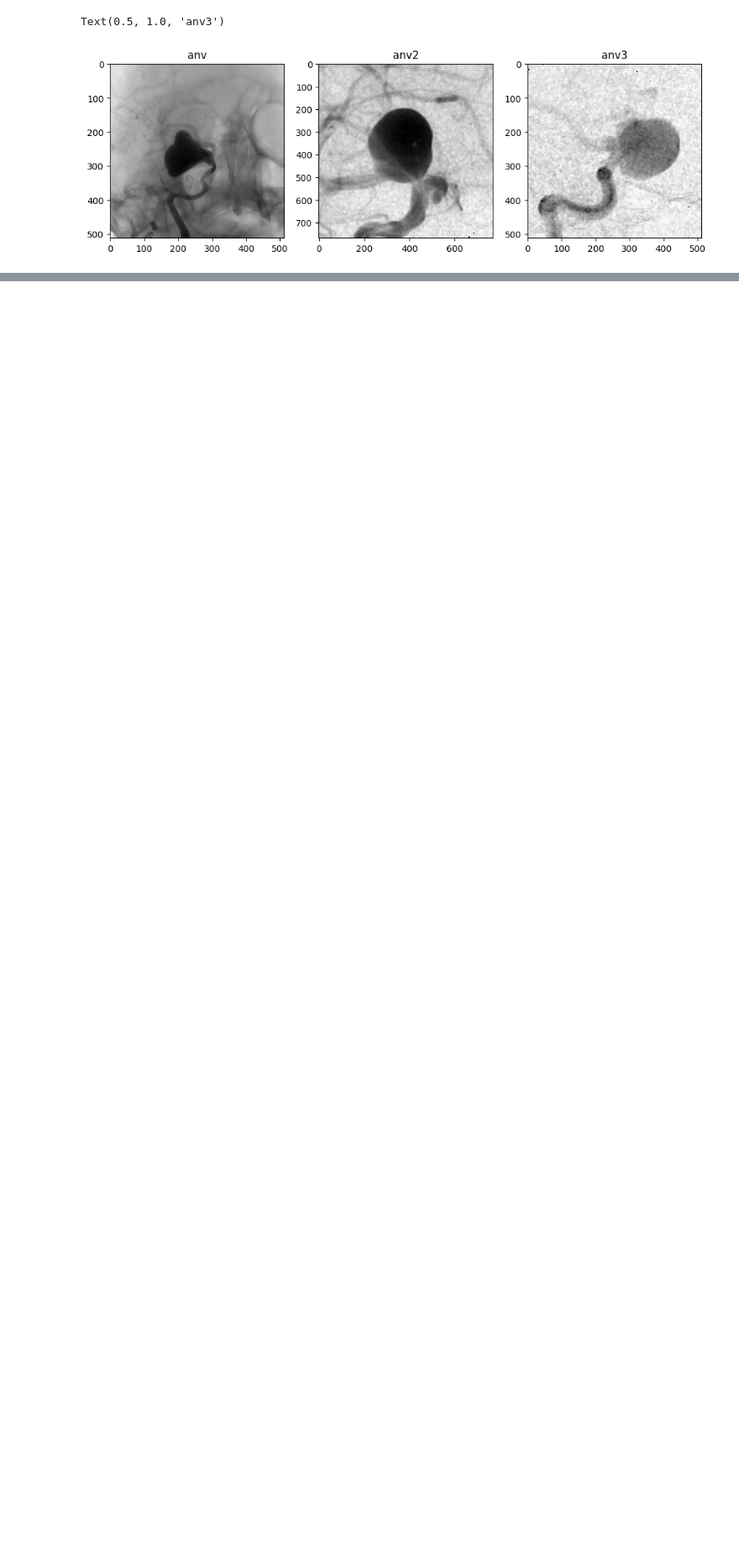
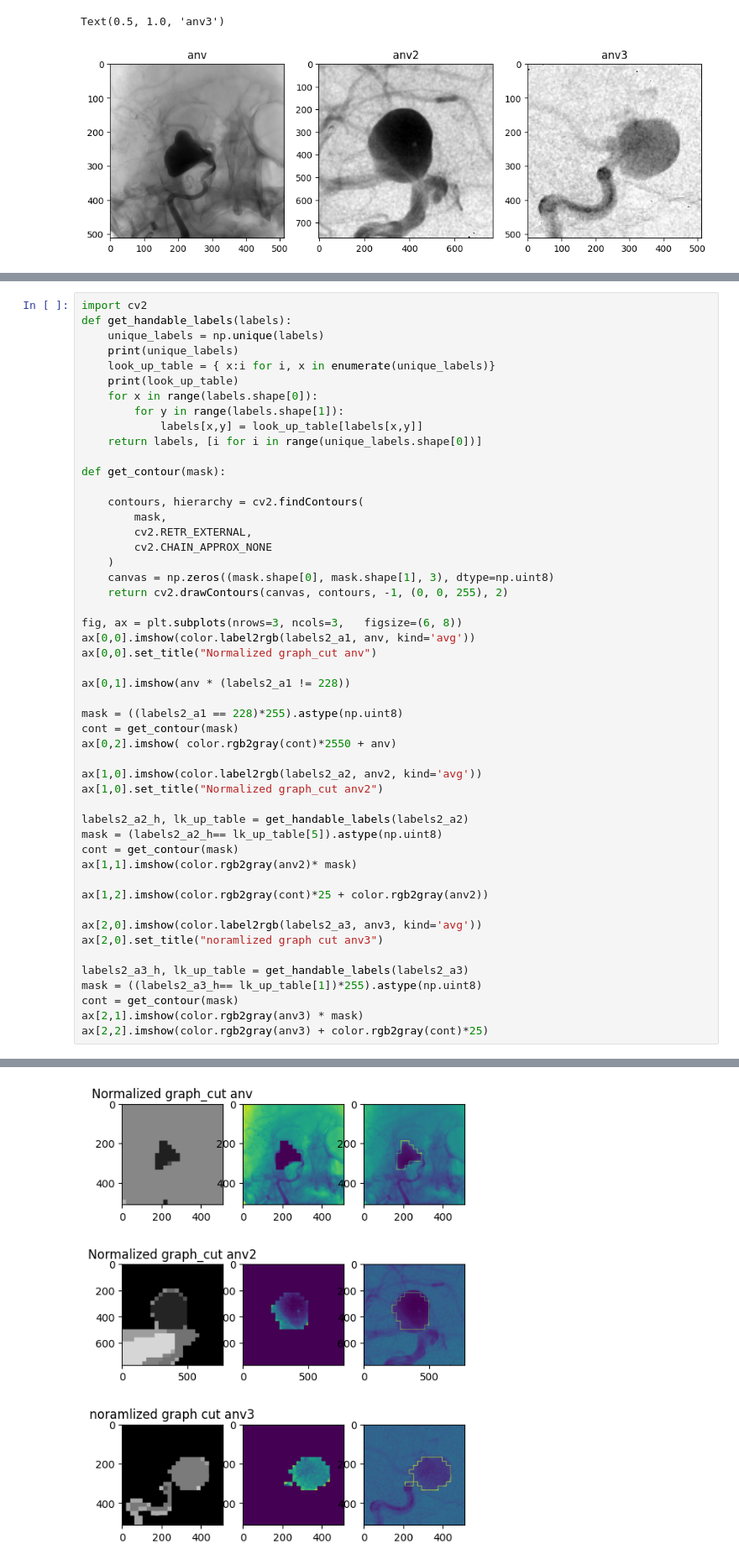
Before and after one commit to ybouilla/computervision, a Jupyter notebook: segmentation_image.ipynb, the cells around one changed output, grey strips where cells are left out. Shown at 84% size. Cells and saved outputs as stored; diff of their text form; blank space fills up the shorter version.

```diff
--- a/segmentation_image.ipynb
+++ b/segmentation_image.ipynb
@@ -80,0 +161,51 @@ Text(0.5, 1.0, 'anv3')
+# %%
+import cv2
+def get_handable_labels(labels):
+    unique_labels = np.unique(labels)
+    print(unique_labels)
+    look_up_table = { x:i for i, x in enumerate(unique_labels)}
+    print(look_up_table)
+    for x in range(labels.shape[0]):
+        for y in range(labels.shape[1]):
+            labels[x,y] = look_up_table[labels[x,y]]
+    return labels, [i for i in range(unique_labels.shape[0])]
+
+def get_contour(mask):
+
+    contours, hierarchy = cv2.findContours(
+        mask,
+        cv2.RETR_EXTERNAL,
+        cv2.CHAIN_APPROX_NONE
+    )
+    canvas = np.zeros((mask.shape[0], mask.shape[1], 3), dtype=np.uint8)
+    return cv2.drawContours(canvas, contours, -1, (0, 0, 255), 2)
+
+fig, ax = plt.subplots(nrows=3, ncols=3,   figsize=(6, 8))
+ax[0,0].imshow(color.label2rgb(labels2_a1, anv, kind='avg'))
+ax[0,0].set_title("Normalized graph_cut anv")
+
+ax[0,1].imshow(anv * (labels2_a1 != 228))
+
+mask = ((labels2_a1 == 228)*255).astype(np.uint8)
+cont = get_contour(mask)
+ax[0,2].imshow( color.rgb2gray(cont)*2550 + anv)
+
+ax[1,0].imshow(color.label2rgb(labels2_a2, anv2, kind='avg'))
+ax[1,0].set_title("Normalized graph_cut anv2")
+
+labels2_a2_h, lk_up_table = get_handable_labels(labels2_a2)
+mask = (labels2_a2_h== lk_up_table[5]).astype(np.uint8)
+cont = get_contour(mask)
+ax[1,1].imshow(color.rgb2gray(anv2)* mask)
+
+ax[1,2].imshow(color.rgb2gray(cont)*25 + color.rgb2gray(anv2))
+
+ax[2,0].imshow(color.label2rgb(labels2_a3, anv3, kind='avg'))
+ax[2,0].set_title("noramlized graph cut anv3")
+
+labels2_a3_h, lk_up_table = get_handable_labels(labels2_a3)
+mask = ((labels2_a3_h== lk_up_table[1])*255).astype(np.uint8)
+cont = get_contour(mask)
+ax[2,1].imshow(color.rgb2gray(anv3) * mask)
+ax[2,2].imshow(color.rgb2gray(anv3) + color.rgb2gray(cont)*25)
+# %% [output]
@@ -80,0 +217 @@ Text(0.5, 1.0, 'anv3')
+[figure, added]
```
Also changed, not shown: parts of 11 cells of this notebook, 2 other files.
